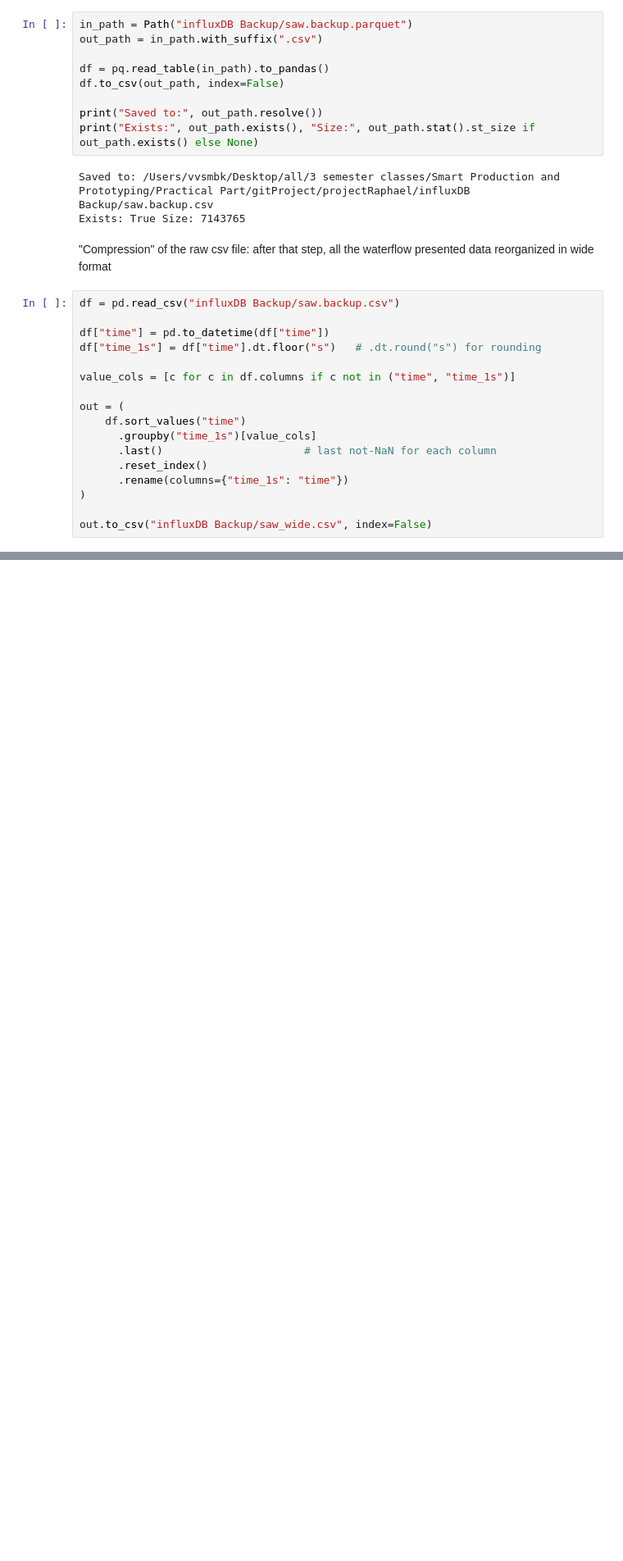
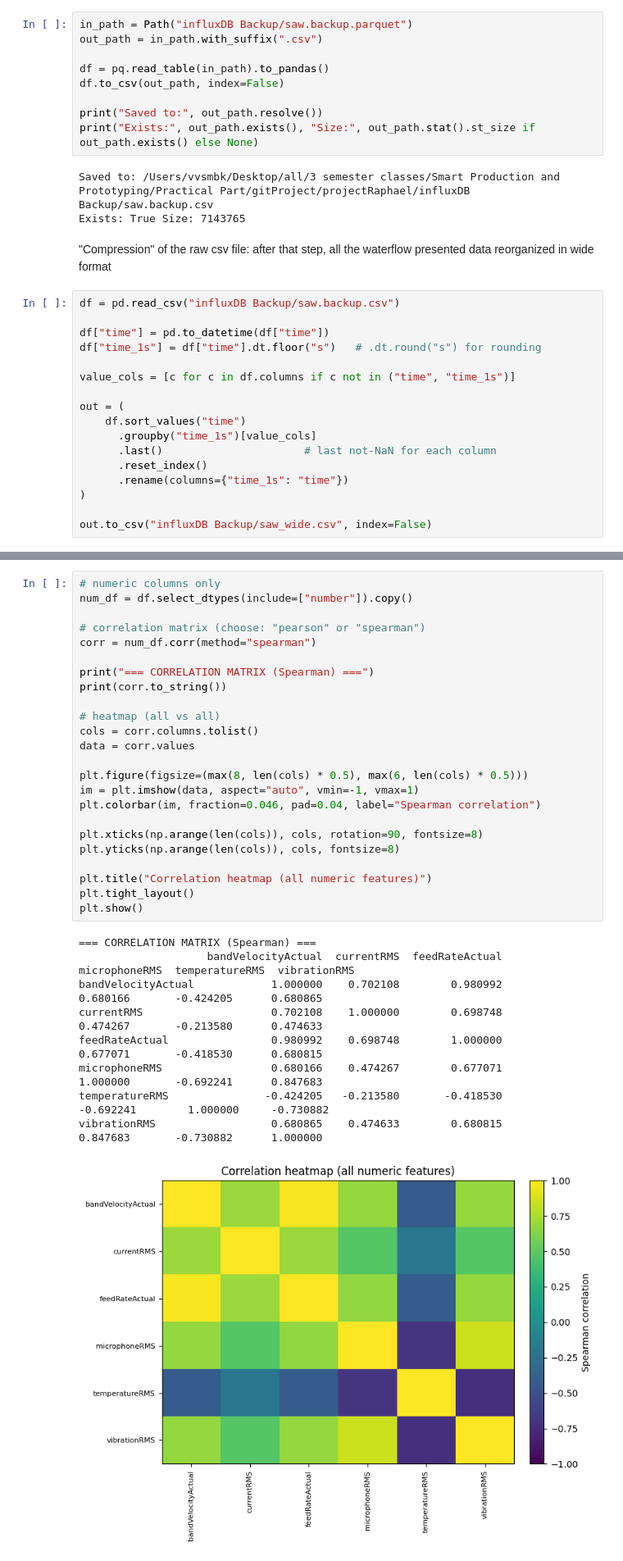
Before and after one commit to vvsmbk/projectRaphael, a Jupyter notebook: surrogateML.ipynb, the cells around one changed output, grey strips where cells are left out. Shown at 82% size. Drawn from its saved outputs; the diff is of its cells as text; blank space fills up the shorter version.

Commit message:
Data understanding fsimplified and merged with ipynb file.

```diff
--- a/surrogateML.ipynb
+++ b/surrogateML.ipynb
@@ -109,0 +210,34 @@ out.to_csv("influxDB Backup/saw_wide.csv", index=False)
+# %%
+# numeric columns only
+num_df = df.select_dtypes(include=["number"]).copy()
+
+# correlation matrix (choose: "pearson" or "spearman")
+corr = num_df.corr(method="spearman")
+
+print("=== CORRELATION MATRIX (Spearman) ===")
+print(corr.to_string())
+
+# heatmap (all vs all)
+cols = corr.columns.tolist()
+data = corr.values
+
+plt.figure(figsize=(max(8, len(cols) * 0.5), max(6, len(cols) * 0.5)))
+im = plt.imshow(data, aspect="auto", vmin=-1, vmax=1)
+plt.colorbar(im, fraction=0.046, pad=0.04, label="Spearman correlation")
+
+plt.xticks(np.arange(len(cols)), cols, rotation=90, fontsize=8)
+plt.yticks(np.arange(len(cols)), cols, fontsize=8)
+
+plt.title("Correlation heatmap (all numeric features)")
+plt.tight_layout()
+plt.show()
+# %% [output]
+=== CORRELATION MATRIX (Spearman) ===
+                    bandVelocityActual  currentRMS  feedRateActual  microphoneRMS  temperatureRMS  vibrationRMS
+bandVelocityActual            1.000000    0.702108        0.980992       0.680166       -0.424205      0.680865
+currentRMS                    0.702108    1.000000        0.698748       0.474267       -0.213580      0.474633
+feedRateActual                0.980992    0.698748        1.000000       0.677071       -0.418530      0.680815
+microphoneRMS                 0.680166    0.474267        0.677071       1.000000       -0.692241      0.847683
+temperatureRMS               -0.424205   -0.213580       -0.418530      -0.692241        1.000000     -0.730882
+vibrationRMS                  0.680865    0.474633        0.680815       0.847683       -0.730882      1.000000
+[figure, added]
```
Also changed, not shown: parts of 13 cells of this notebook, 2 other files.
